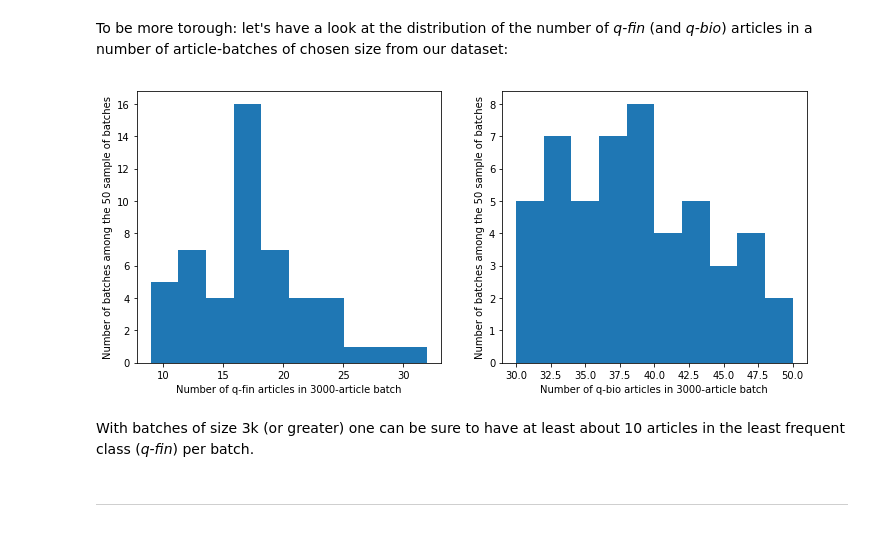
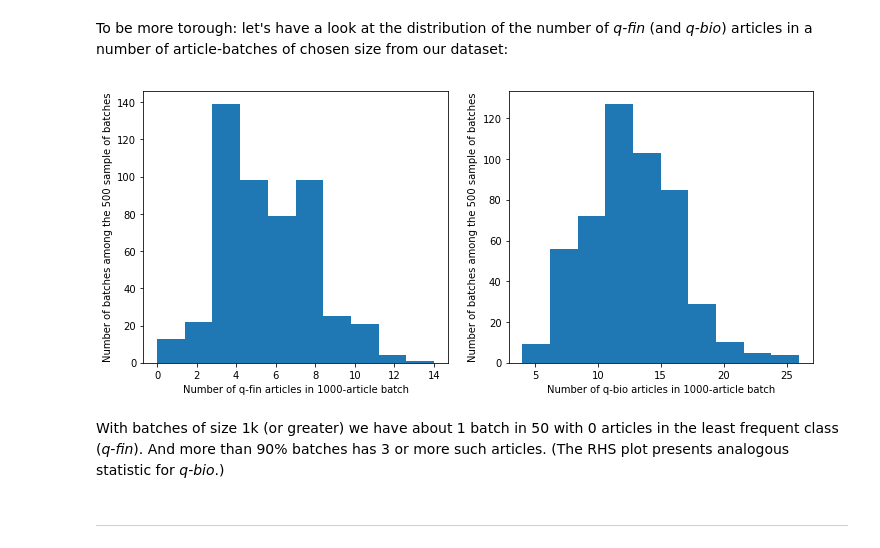
Before and after one commit to olszewskip/ArXiv_Classifier, a Jupyter notebook: arXiv_cleanup.ipynb, the cells around one changed output. Drawn from its saved outputs; the diff is of its cells as text; code cells hidden in the pictures.

Commit message:
Modify the histograms at the end More smaller batches

```diff
--- a/arXiv_cleanup.ipynb
+++ b/arXiv_cleanup.ipynb
@@ -704,35 +704,35 @@ for _ in range(3):
 # %% [markdown]
 To be more torough: let's have a look at the distribution of the number of *q-fin* (and *q-bio*) articles in a number of article-batches of chosen size from our dataset:
 # %%
-batch_size = 3000
-n_batches = 50
+batch_size = 1000
+n_batches = 500
 
 chunks = pd.read_csv(file, delimiter='\t', chunksize = batch_size)
 
 qfin_count = []
 qbio_count = []
 
 for _ in range(n_batches):
     chunk = next(chunks)
     qfin_count.append(np.sum(chunk.label == 'q-fin'))
     qbio_count.append(np.sum(chunk.label == 'q-bio'))
 
 plt.figure(figsize=(12, 5))
 
 plt.subplot(1, 2, 1)
 pd.Series(qfin_count).plot.hist()
 plt.ylabel(f'Number of batches among the {n_batches} sample of batches')
 plt.xlabel(f'Number of q-fin articles in {batch_size}-article batch')
 
 plt.subplot(1, 2, 2)
 pd.Series(qbio_count).plot.hist()
 plt.ylabel(f'Number of batches among the {n_batches} sample of batches')
 plt.xlabel(f'Number of q-bio articles in {batch_size}-article batch')
 plt.show()
 # %% [output]
-[figure, old version]
+[figure, new version]
 # %% [markdown]
-With batches of size 3k (or greater) one can be sure to have at least about 10 articles in the least frequent class (*q-fin*) per batch.
+With batches of size 1k (or greater) we have about 1 batch in 50 with 0 articles in the least frequent class (*q-fin*). And more than 90% batches has 3 or more such articles. (The RHS plot presents analogous statistic for *q-bio*.)
 # %% [markdown]
 ---
 # %% [markdown]
```
Also changed, not shown: parts of 1 cell of this notebook.
